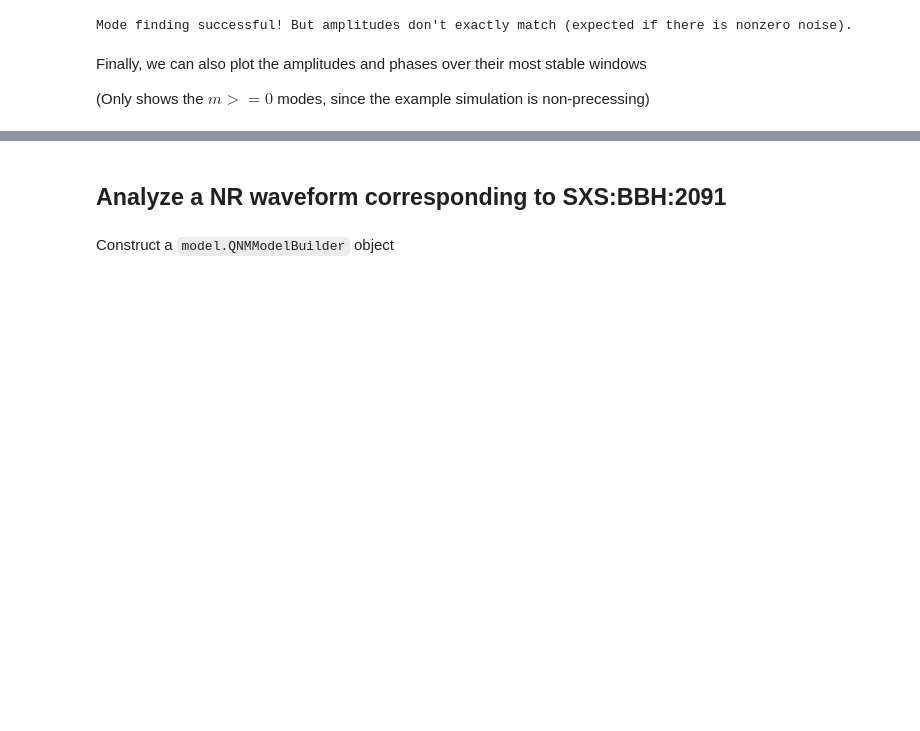
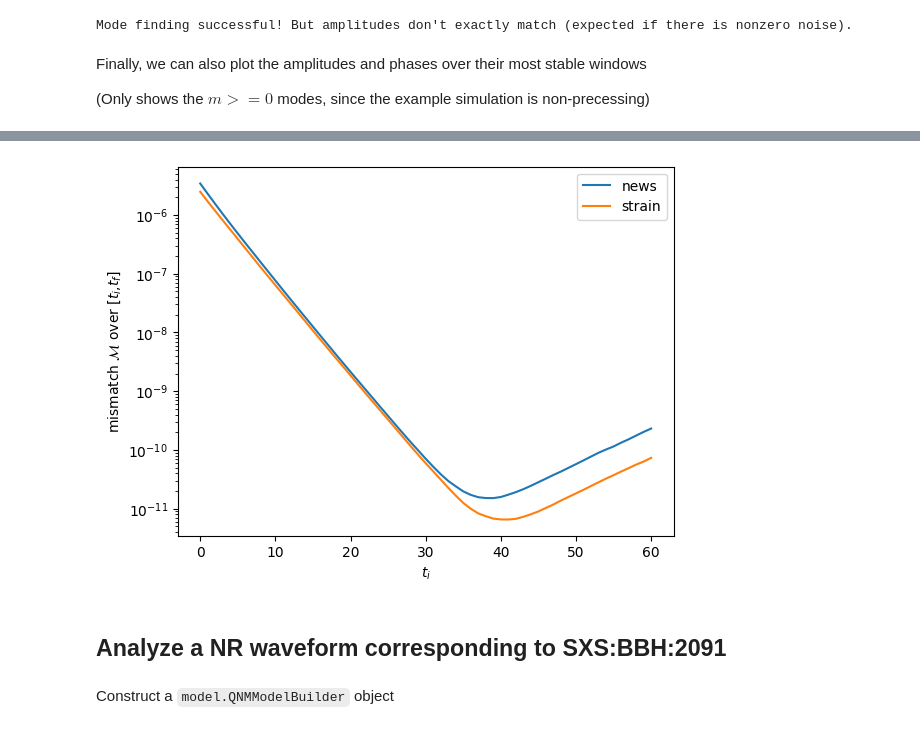
Before and after one commit to keefemitman/qnmfinder, a Jupyter notebook: docs/examples/example.ipynb, the cells around one changed output, grey strips where cells are left out. Saved outputs shown, nothing was run; the diff lists cells and outputs as text; code cells hidden in the pictures; blank space fills up the shorter version.

```diff
--- a/docs/examples/example.ipynb
+++ b/docs/examples/example.ipynb
@@ -239,3 +237,13 @@ axis[1].set_title('$\phi_{\mathrm{QNM}}(t=0)$');
+# %%
+fig, axis = plt.subplots(1, 1)
+axis.plot(QNM_model_builder.t_0s, QNM_model_builder.mismatches_fit, label='news')
+axis.plot(QNM_model_builder.t_0s, QNM_model_builder.mismatches, label='strain')
+axis.legend()
+axis.set_yscale('log')
+axis.set_xlabel('$t_{i}$')
+axis.set_ylabel('mismatch $\mathcal{M}$ over [$t_{i}$,$t_{f}$]');
+# %% [output]
+[figure, added]
 # %% [markdown]
 ## Analyze a NR waveform corresponding to SXS:BBH:2091
 # %% [markdown]
```
Also changed, not shown: parts of 16 cells of this notebook, 2 other files.
